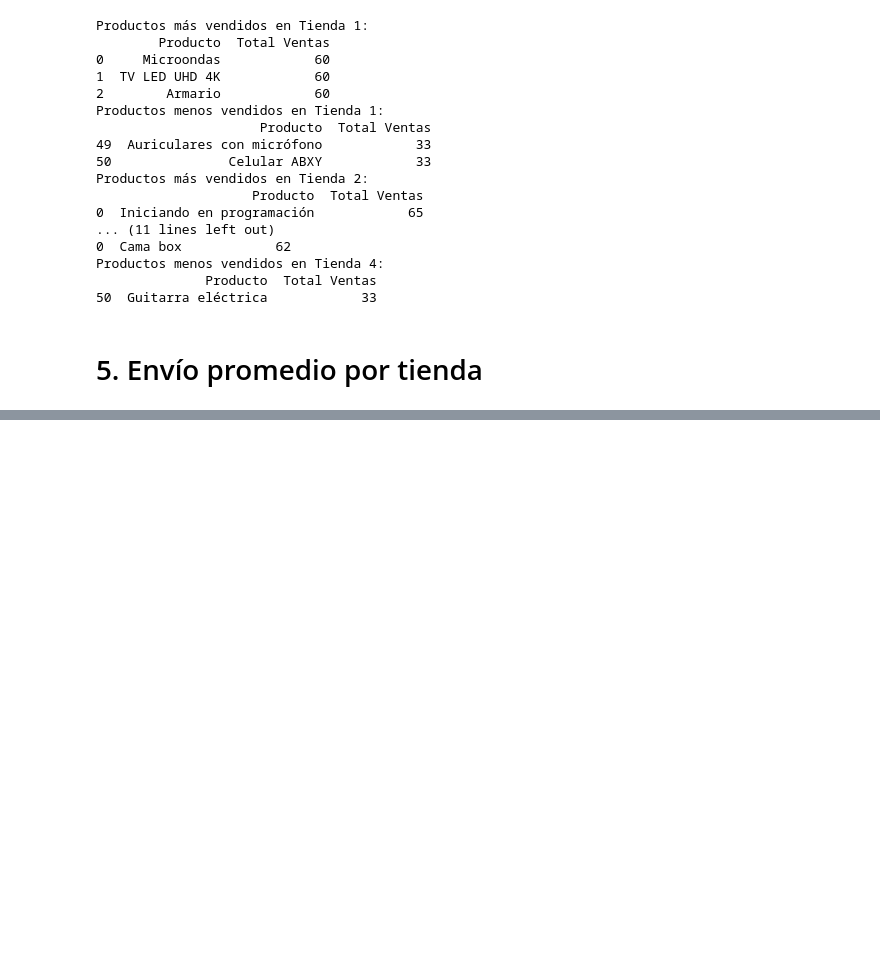
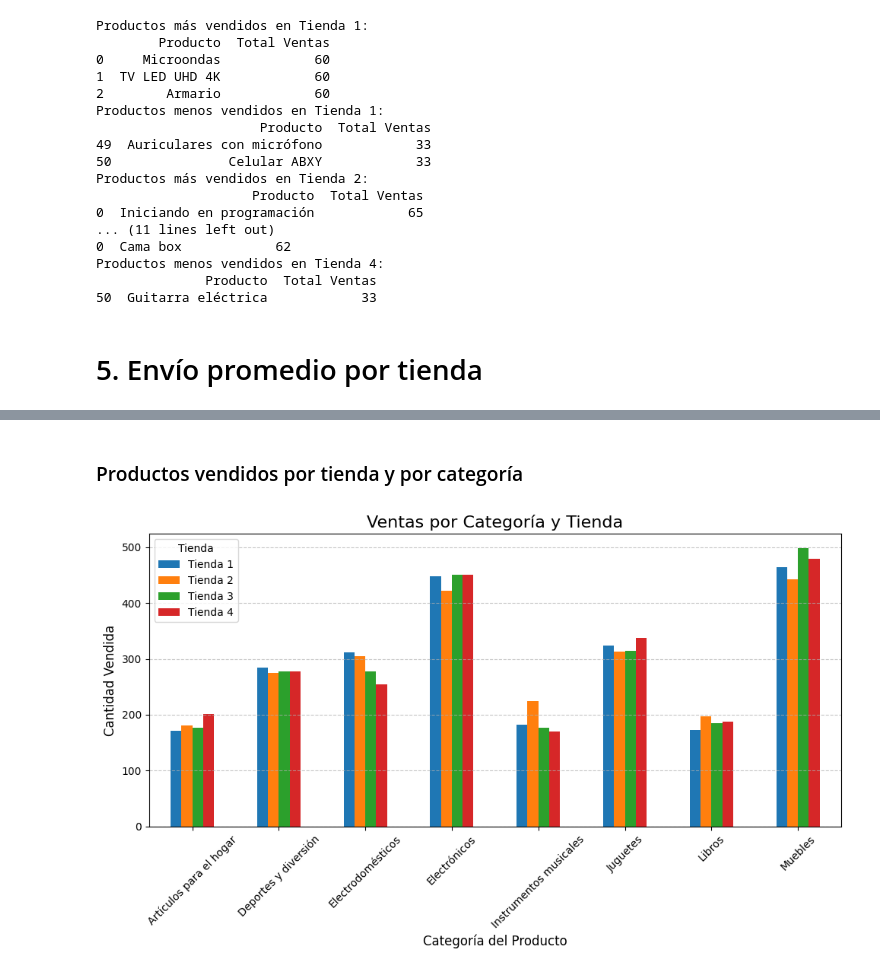
Before and after one commit to ddk1902/Data_Analyst_Challeng1, a Jupyter notebook: AluraStoreLatam.ipynb, the cells around one changed output, grey strips where cells are left out. Cells and saved outputs as stored; diff of their text form; code cells hidden in the pictures; blank space fills up the shorter version.

```diff
--- a/AluraStoreLatam.ipynb
+++ b/AluraStoreLatam.ipynb
@@ -254,0 +329,26 @@ Productos menos vendidos en Tienda 4:
+# %% [markdown]
+### Productos vendidos por tienda y por categoría
+# %%
+
+# Crear una tabla pivot para organizar los datos
+tabla_pivot = ventas_por_tienda_categoria.pivot(
+    index='Categoría del Producto',  # Eje X: Categorías
+    columns='Tienda',               # Separar por tienda
+    values='Cantidad Vendida'       # Valores: Cantidad vendida
+).fillna(0)  # Rellenar valores faltantes con 0
+
+# Crear el gráfico de barras
+tabla_pivot.plot(kind='bar', figsize=(10, 6), rot=45)
+
+# Personalizar el gráfico
+plt.title('Ventas por Categoría y Tienda', fontsize=16)
+plt.xlabel('Categoría del Producto', fontsize=12)
+plt.ylabel('Cantidad Vendida', fontsize=12)
+plt.grid(axis='y', linestyle='--', alpha=0.7)
+plt.legend(title='Tienda')
+
+# Mostrar el gráfico
+plt.tight_layout()
+plt.show()
+# %% [output]
+[figure, added]
```
Also changed, not shown: parts of 7 cells of this notebook.
